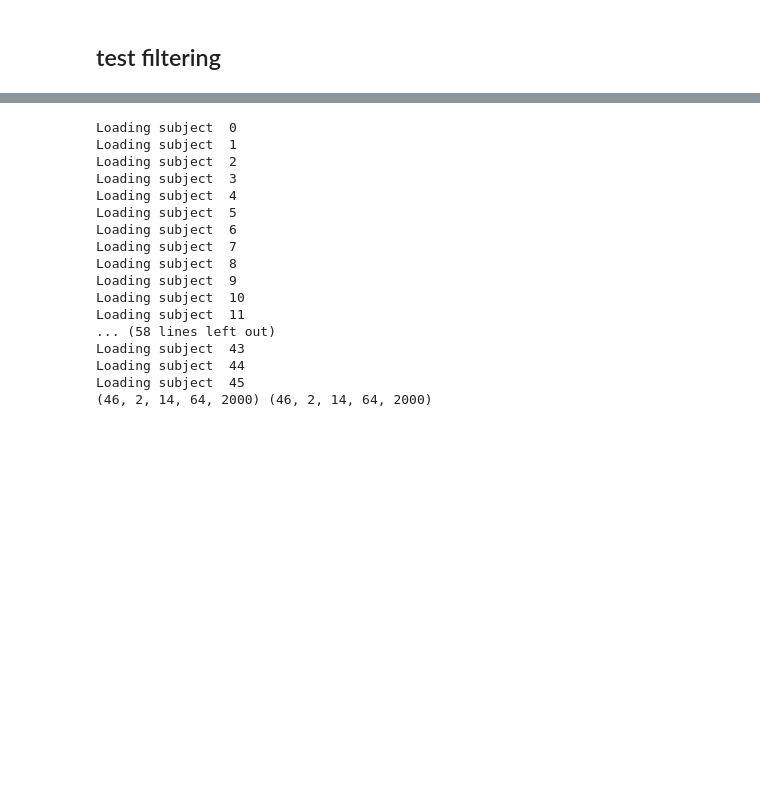
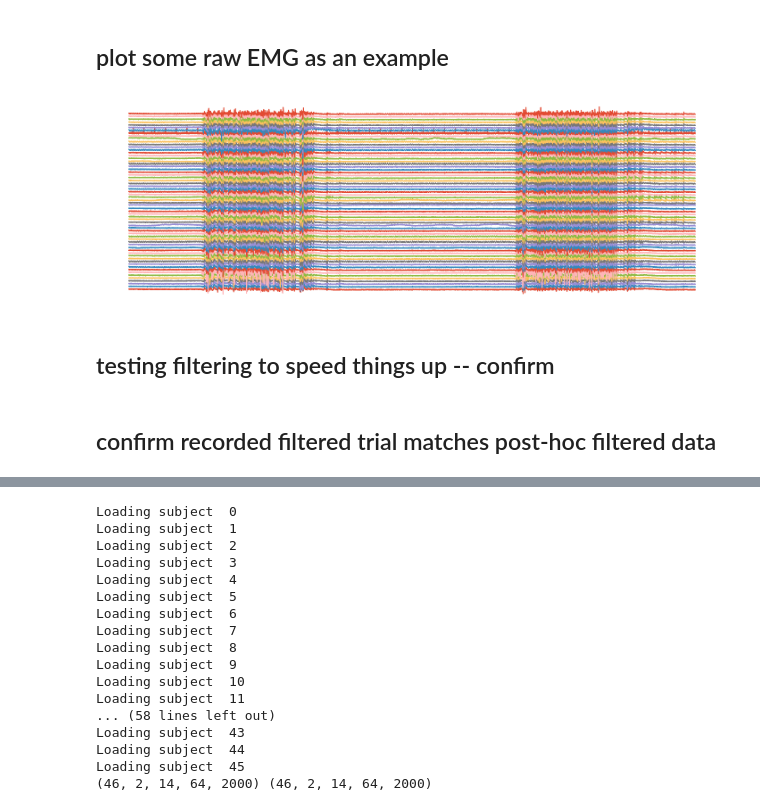
Before and after one commit to spewil/phd, a Jupyter notebook: analysis/notebooks/process_natural_movement_data.ipynb, the cells around one changed output, grey strips where cells are left out. Drawn from its saved outputs; the diff is of its cells as text; code cells hidden in the pictures; blank space fills up the shorter version.

```diff
--- a/analysis/notebooks/process_natural_movement_data.ipynb
+++ b/analysis/notebooks/process_natural_movement_data.ipynb
@@ -90,10 +92,27 @@ def filter_subject_movement_stack(subject_stack):
                 # stuff this into stack array
                 stack[session_idx, trial_idx, :, :e.shape[1]] = e
     return stack
+# %% [markdown]
+## plot some raw EMG as an example
+# %%
+filenames = analysis.get_movement_filenames("emg_olympics", subjects[subject_idx].name, "session_1")
+e = analysis.load_movement_emg(filenames[0])
+
+fig, ax = plt.subplots(1,1,figsize=(18,6))
+for ch in range(64):
+    ax.plot(e[3200:-4000,ch]+(ch*50))
+ax.set_xticks([])
+ax.set_yticks([])
+
+plot.save_figure(fig,"raw_data",image_path)
+# %% [output]
+[figure, added]
 # %% [markdown]
-## test filtering
+## testing filtering to speed things up -- confirm
 # %%
 def slow_filter_emg(a, var, lowpass_kernel=None, highpass_kernel=None):
     assert a.shape[1] == 64
     return emg.subsample(emg.lowpass(emg.rectify(emg.standardize(emg.highpass(a,highpass_kernel), var)),lowpass_kernel))
+# %% [markdown]
+## confirm recorded filtered trial matches post-hoc filtered data
 # %%
```
Also changed, not shown: parts of 6 cells of this notebook, 46 other files.
